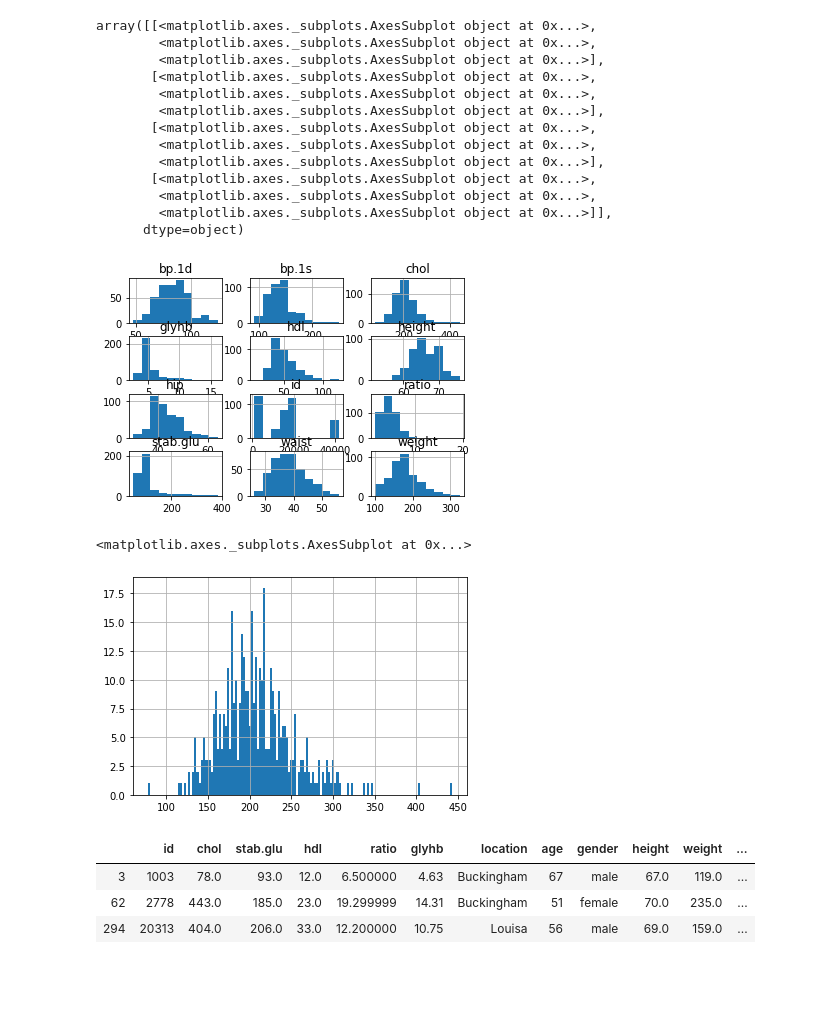
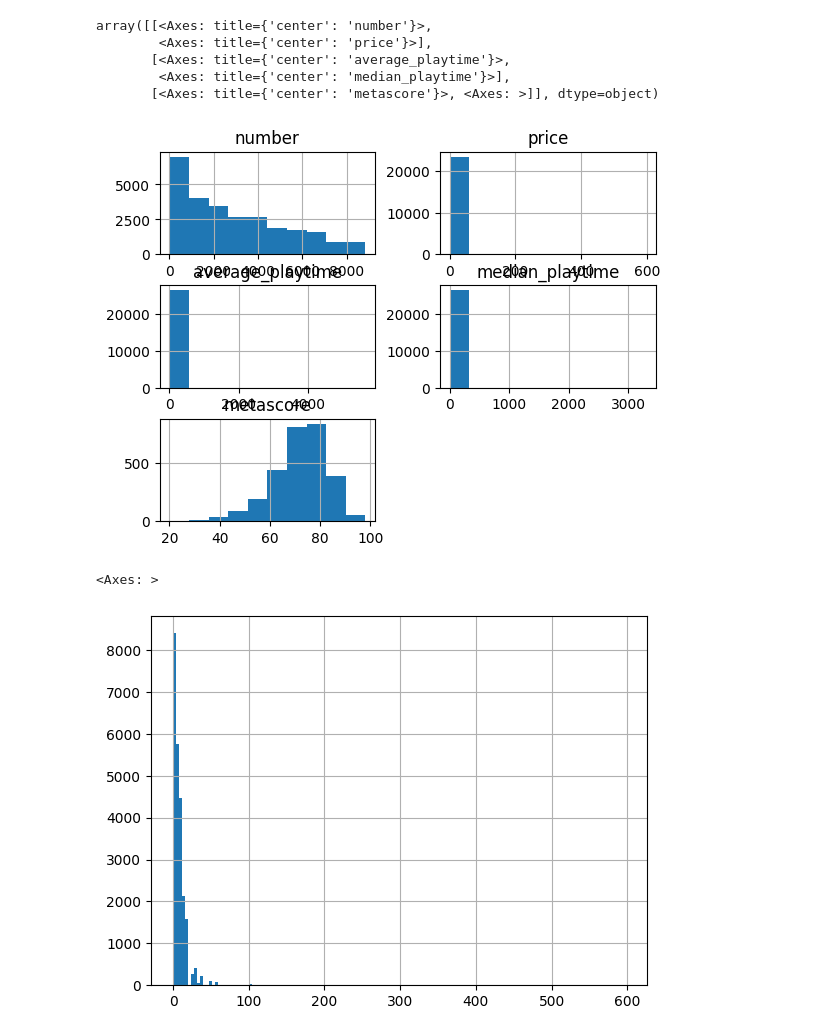
Before and after one commit to dbabichenko/python_for_data_and_analytics, a Jupyter notebook: Data cleaning/DataMungingPartI.ipynb, the cells around one changed output. Drawn from its saved outputs; the diff is of its cells as text; code cells hidden in the pictures; blank space fills up the shorter version.

```diff
--- a/Data cleaning/DataMungingPartI.ipynb
+++ b/Data cleaning/DataMungingPartI.ipynb
@@ -18,6 +19,6 @@ import matplotlib.pyplot as plt
 # %%
 # Import data file into a Pandas dataframe
-df = pd.read_csv("diabetes.csv")
+df = pd.read_csv("../data/video_games.csv")
 
 # Display the first 5 rows of the data
 df.head()
@@ -48,33 +63,17 @@ df.describe()
 # make sure that there are no issues with distributions and/or outliers.
 df.hist()
 # %% [output]
-array([[<matplotlib.axes._subplots.AxesSubplot object at 0x...>,
-        <matplotlib.axes._subplots.AxesSubplot object at 0x...>,
-        <matplotlib.axes._subplots.AxesSubplot object at 0x...>],
-       [<matplotlib.axes._subplots.AxesSubplot object at 0x...>,
-        <matplotlib.axes._subplots.AxesSubplot object at 0x...>,
-        <matplotlib.axes._subplots.AxesSubplot object at 0x...>],
-       [<matplotlib.axes._subplots.AxesSubplot object at 0x...>,
-        <matplotlib.axes._subplots.AxesSubplot object at 0x...>,
-        <matplotlib.axes._subplots.AxesSubplot object at 0x...>],
-       [<matplotlib.axes._subplots.AxesSubplot object at 0x...>,
-        <matplotlib.axes._subplots.AxesSubplot object at 0x...>,
-        <matplotlib.axes._subplots.AxesSubplot object at 0x...>]],
-      dtype=object)
+array([[<Axes: title={'center': 'number'}>,
+        <Axes: title={'center': 'price'}>],
+       [<Axes: title={'center': 'average_playtime'}>,
+        <Axes: title={'center': 'median_playtime'}>],
+       [<Axes: title={'center': 'metascore'}>, <Axes: >]], dtype=object)
-[figure, old version]
+[figure, new version]
 # %%
 # Looking at histograms of all variables at the same time is a bit difficult,
 # so let's generate a histogram for the variable that we are actually
 # interested in examining
-df["chol"].hist(bins=150)
+df["price"].hist(bins=150)
 # %% [output]
-<matplotlib.axes._subplots.AxesSubplot at 0x...>
+<Axes: >
-[figure, old version]
+[figure, new version]
-# %%
-q = "chol < 100 | chol > 400"
-df.query(q)
-# %% [output]
-|  | id | chol | stab.glu | hdl | ratio | glyhb | location | age | gender | height | weight | ... |
-| 3 | 1003 | 78.0 | 93.0 | 12.0 | 6.500000 | 4.63 | Buckingham | 67 | male | 67.0 | 119.0 | ... |
-| 62 | 2778 | 443.0 | 185.0 | 23.0 | 19.299999 | 14.31 | Buckingham | 51 | female | 70.0 | 235.0 | ... |
-| 294 | 20313 | 404.0 | 206.0 | 33.0 | 12.200000 | 10.75 | Louisa | 56 | male | 69.0 | 159.0 | ... |
```
Also changed, not shown: parts of 58 cells of this notebook, 1 other file.
